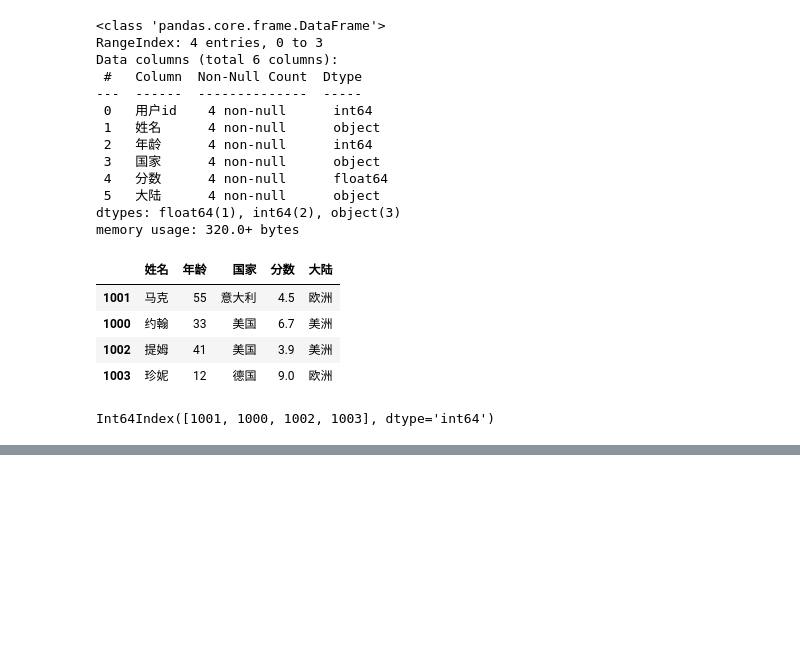
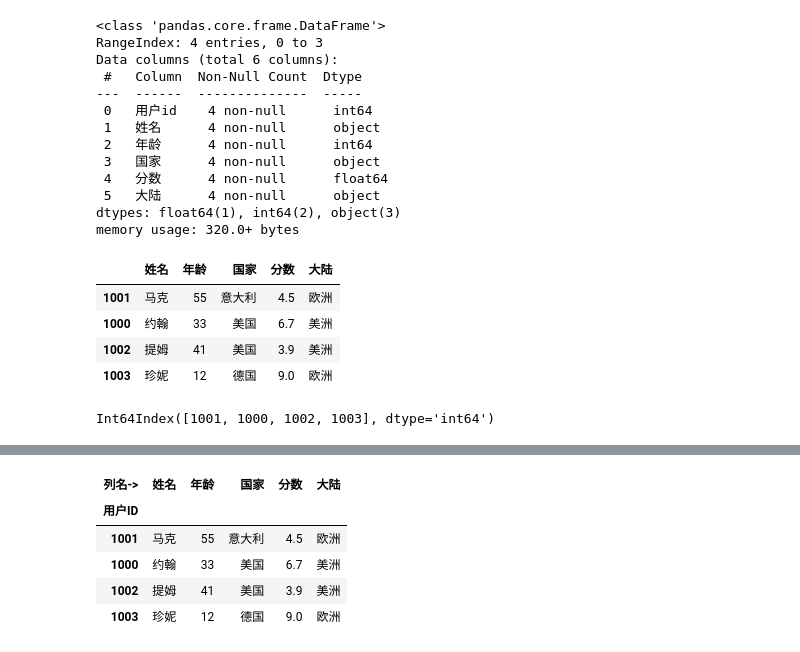
Before and after one commit to xiejianzheng/PythonWithExcel, a Jupyter notebook: first_notebook.ipynb, the cells around one changed output, grey strips where cells are left out. Saved outputs shown, nothing was run; the diff lists cells and outputs as text; code cells hidden in the pictures; blank space fills up the shorter version.

```diff
--- a/first_notebook.ipynb
+++ b/first_notebook.ipynb
@@ -96,0 +161,11 @@ Int64Index([1001, 1000, 1002, 1003], dtype='int64')
+# %%
+df.columns.name="列名->"
+df.index.name="用户ID"
+df
+# %% [output]
+| 列名-> | 姓名 | 年龄 | 国家 | 分数 | 大陆 |
+| 用户ID |  |  |  |  |  |
+| 1001 | 马克 | 55 | 意大利 | 4.5 | 欧洲 |
+| 1000 | 约翰 | 33 | 美国 | 6.7 | 美洲 |
+| 1002 | 提姆 | 41 | 美国 | 3.9 | 美洲 |
+| 1003 | 珍妮 | 12 | 德国 | 9.0 | 欧洲 |
```
Also changed, not shown: parts of 10 cells of this notebook, 1 other file.
